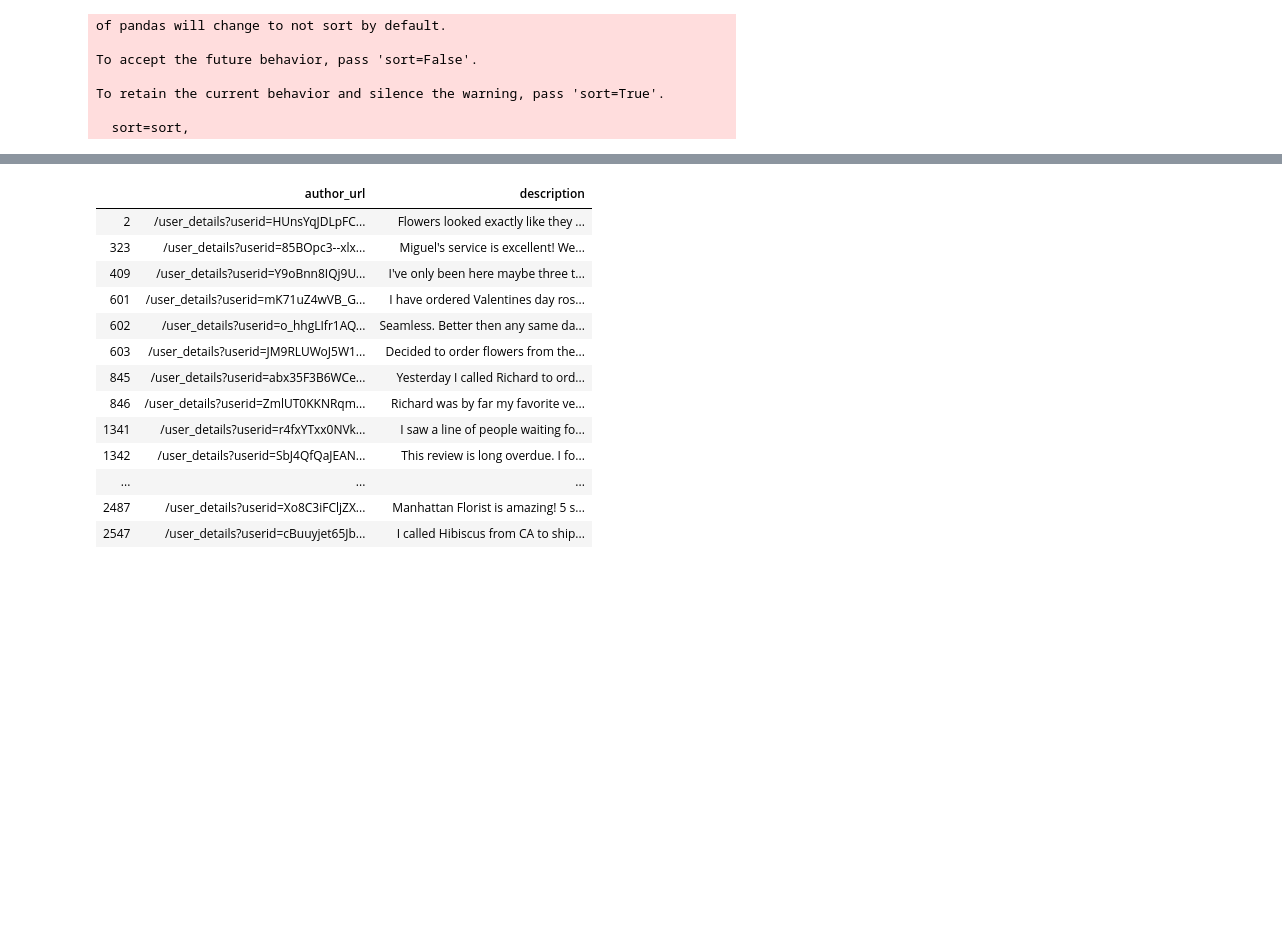
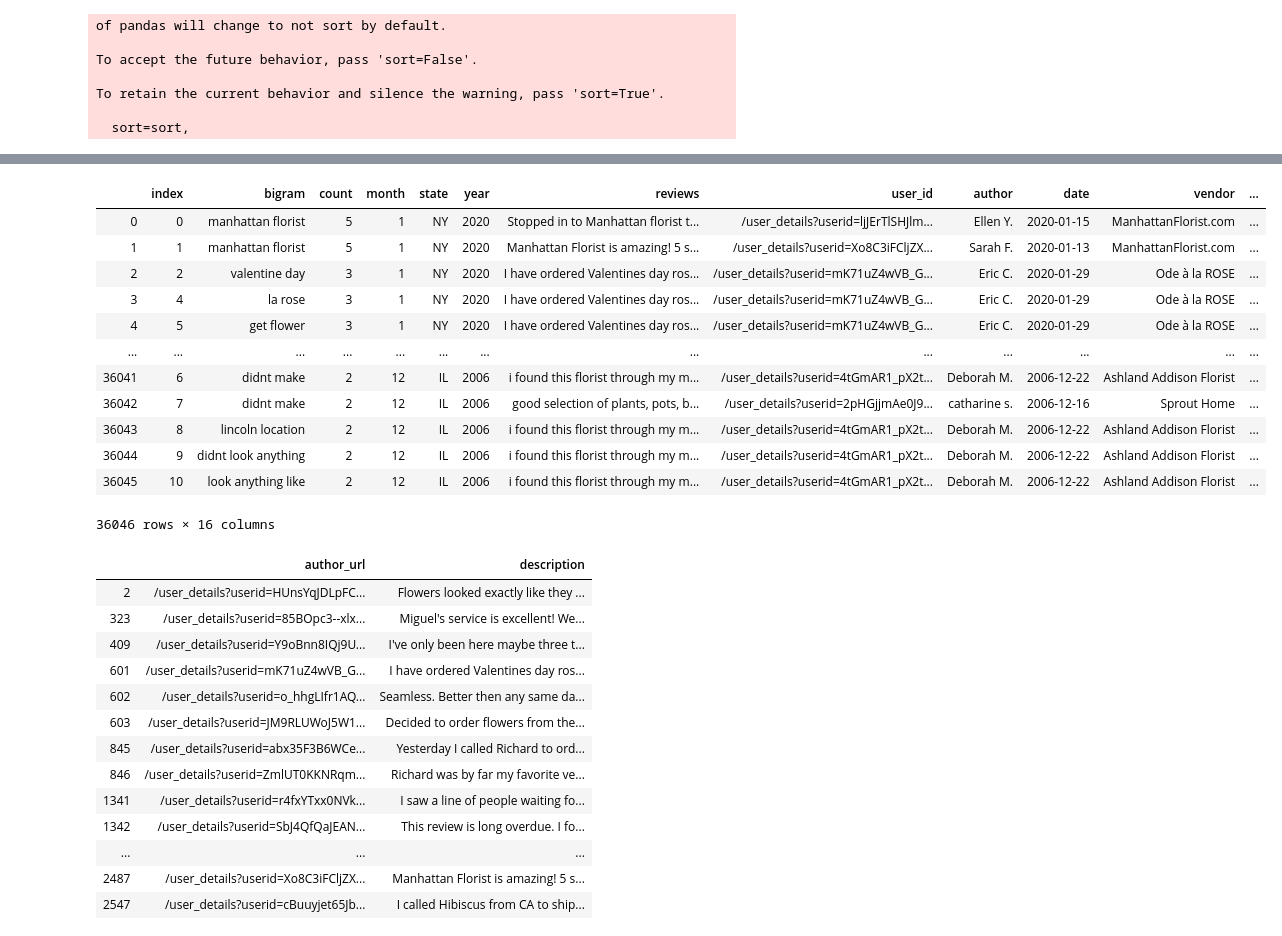
Before and after one commit to augustinechang1/CRAIG, a Jupyter notebook: starbright_florist_yelp_review.ipynb, the cells around one changed output, grey strips where cells are left out. Saved outputs shown, nothing was run; the diff lists cells and outputs as text; code cells hidden in the pictures; blank space fills up the shorter version.

```diff
--- a/starbright_florist_yelp_review.ipynb
+++ b/starbright_florist_yelp_review.ipynb
@@ -377,2 +183,18 @@ z.columns = ['bigram', 'count', 'month', 'state', 'year', 'reviews', 'user_id',
+# %%
+z.reset_index()
+# %% [output]
+|  | index | bigram | count | month | state | year | reviews | user_id | author | date | vendor | ... |
+| 0 | 0 | manhattan florist | 5 | 1 | NY | 2020 | Stopped in to Manhattan florist t... | /user_details?userid=ljJErTlSHJlm... | Ellen Y. | 2020-01-15 | ManhattanFlorist.com | ... |
+| 1 | 1 | manhattan florist | 5 | 1 | NY | 2020 | Manhattan Florist is amazing! 5 s... | /user_details?userid=Xo8C3iFCljZX... | Sarah F. | 2020-01-13 | ManhattanFlorist.com | ... |
+| 2 | 2 | valentine day | 3 | 1 | NY | 2020 | I have ordered Valentines day ros... | /user_details?userid=mK71uZ4wVB_G... | Eric C. | 2020-01-29 | Ode à la ROSE | ... |
+| 3 | 4 | la rose | 3 | 1 | NY | 2020 | I have ordered Valentines day ros... | /user_details?userid=mK71uZ4wVB_G... | Eric C. | 2020-01-29 | Ode à la ROSE | ... |
+| 4 | 5 | get flower | 3 | 1 | NY | 2020 | I have ordered Valentines day ros... | /user_details?userid=mK71uZ4wVB_G... | Eric C. | 2020-01-29 | Ode à la ROSE | ... |
+| ... | ... | ... | ... | ... | ... | ... | ... | ... | ... | ... | ... | ... |
+| 36041 | 6 | didnt make | 2 | 12 | IL | 2006 | i found this florist through my m... | /user_details?userid=4tGmAR1_pX2t... | Deborah M. | 2006-12-22 | Ashland Addison Florist | ... |
+| 36042 | 7 | didnt make | 2 | 12 | IL | 2006 | good selection of plants, pots, b... | /user_details?userid=2pHGjjmAe0J9... | catharine s. | 2006-12-16 | Sprout Home | ... |
+| 36043 | 8 | lincoln location | 2 | 12 | IL | 2006 | i found this florist through my m... | /user_details?userid=4tGmAR1_pX2t... | Deborah M. | 2006-12-22 | Ashland Addison Florist | ... |
+| 36044 | 9 | didnt look anything | 2 | 12 | IL | 2006 | i found this florist through my m... | /user_details?userid=4tGmAR1_pX2t... | Deborah M. | 2006-12-22 | Ashland Addison Florist | ... |
+| 36045 | 10 | look anything like | 2 | 12 | IL | 2006 | i found this florist through my m... | /user_details?userid=4tGmAR1_pX2t... | Deborah M. | 2006-12-22 | Ashland Addison Florist | ... |
+36046 rows × 16 columns
 # %%
 z.to_csv('df4.csv', index=False)
```
Also changed, not shown: parts of 43 cells of this notebook.
